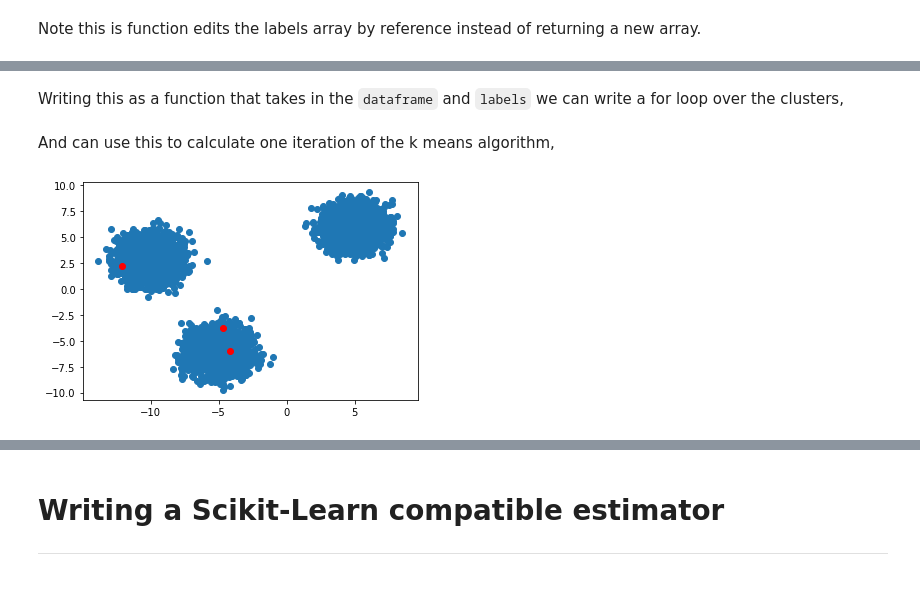
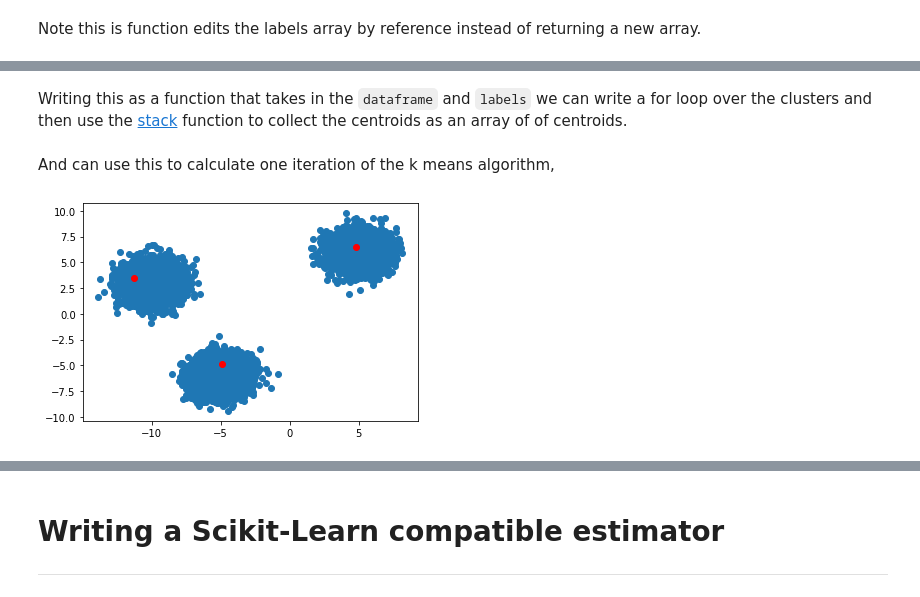
Before and after one commit to mdh266/KMeans, a Jupyter notebook: kmeans.ipynb, the cells around one changed output, grey strips where cells are left out. Cells and saved outputs as stored; diff of their text form; code cells hidden in the pictures.

```diff
--- a/kmeans.ipynb
+++ b/kmeans.ipynb
@@ -268,18 +267,20 @@ array([-4.93733359, -6.32571319])
 # %% [markdown]
-Writing this as a function that takes in the `dataframe` and `labels` we can write a for loop over the clusters,
+Writing this as a function that takes in the `dataframe` and `labels` we can write a for loop over the clusters and then use the [stack](https://numpy.org/doc/stable/reference/generated/numpy.stack.html) function to collect the centroids as an array of of centroids.
 # %%
-def update_centroids(X: np.array, centroids: np.array, labels: np.array, K: int) -> None:
+def update_centroids(X: np.array, labels: np.array, K: int) -> None:
     centroids = np.stack([
                         X[labels==i].mean(axis=0) for i in range(K)
     ])
+
+    return centroids
 # %% [markdown]
 And can use this to calculate one iteration of the k means algorithm,
 # %%
-update_centroids(data, centroids, labels, 3)
+update_centroids(data, labels, 3)
 
 plt.figure()
 plt.scatter(data[:,0], data[:,1])
 for c in centroids:
     plt.scatter(*c, color="red")
 # %% [output]
-[figure, old version]
+[figure, new version]
```
Also changed, not shown: parts of 55 cells of this notebook.
